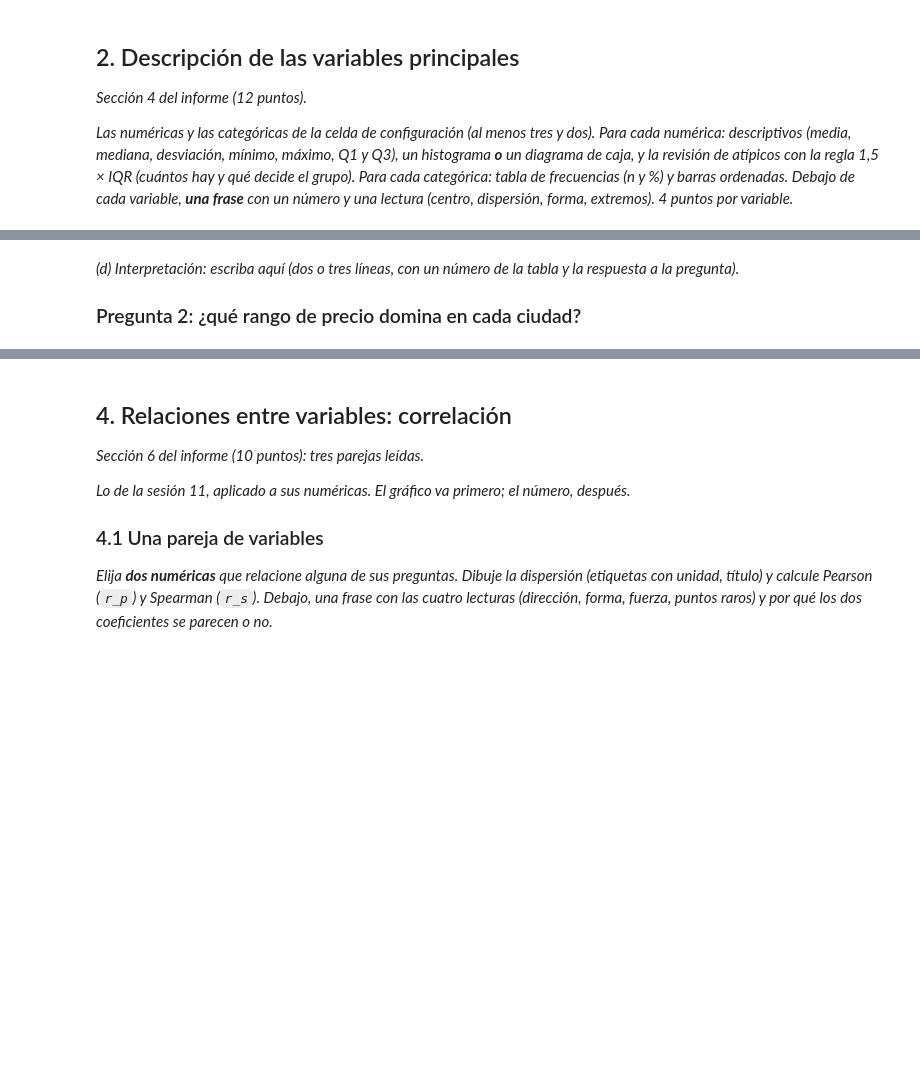
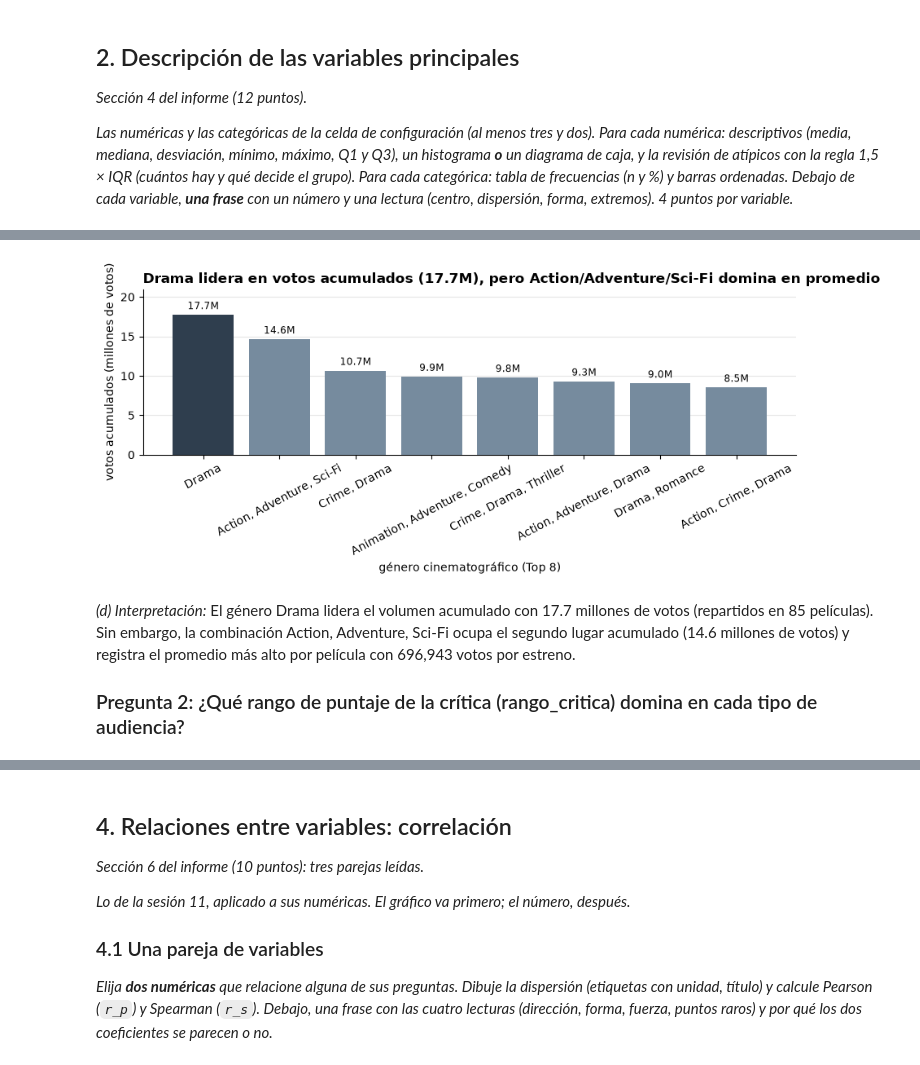
Before and after one commit to 0Kazu/Proyecto-de-FCDIA, a Jupyter notebook: Entrega 1/Entrega1_Plantilla_Notebook.ipynb, the cells around one changed output, grey strips where cells are left out. Drawn from its saved outputs; the diff is of its cells as text; code cells hidden in the pictures; blank space fills up the shorter version.

```diff
--- a/Entrega 1/Entrega1_Plantilla_Notebook.ipynb
+++ b/Entrega 1/Entrega1_Plantilla_Notebook.ipynb
@@ -195,7 +316,11 @@ plt.show()
 # %%
-# (b) tabla: una clave, varias agregaciones con nombre
-p1 = (datos.groupby("categoria")
-           .agg(ingreso=("ingreso", "sum"), ticket=("ingreso", "mean"), ventas=("ingreso", "size"))
-           .round(1)
-           .sort_values("ingreso", ascending=False))
+# Pregunta 1: ¿Cuáles son los géneros cinematográficos con mayor volumen de votos acumulados y cuál tiene el promedio más alto?
+p1 = (
+    datos.groupby("Genre")
+    .agg(votos_totales=("No_of_Votes", "sum"), promedio_votos=("No_of_Votes", "mean"), peliculas=("No_of_Votes", "size"))
+    .round(1)
+    .sort_values("votos_totales", ascending=False)
+    .head(8)
+)
+
 p1
@@ -202,18 +338,22 @@ p1
 # %%
 # (c) gráfico
-fig, ax = plt.subplots(figsize=(7, 3.6))
-ax.bar(p1.index, p1["ingreso"], color="#768B9E")
-ax.set_title("Electrónica y Hogar generan el 87 % del ingreso", loc="left")   # ← el título dice la conclusión
-ax.set_xlabel("categoría")
-ax.set_ylabel("ingreso (dólares)")
-for i, valor in enumerate(p1["ingreso"]):
-    ax.text(i, valor, f"{valor:,.0f}", ha="center", va="bottom", fontsize=9)
+fig, ax = plt.subplots(figsize=(9, 4.0))
+colores_p1 = [DESTACADO if idx == "Drama" else BASE for idx in p1.index]
+bars = ax.bar(p1.index, p1["votos_totales"] / 1e6, color=colores_p1)
+ax.set_ylim(0, (p1["votos_totales"] / 1e6).max() * 1.18)
+ax.bar_label(bars, fmt="%.1fM", padding=3, fontsize=8.5)
+ax.set_title("Drama lidera en votos acumulados (17.7M), pero Action/Adventure/Sci-Fi domina en promedio", loc="left", fontweight="bold")
+ax.set_xlabel("género cinematográfico (Top 8)")
+ax.set_ylabel("votos acumulados (millones de votos)")
+ax.tick_params(axis="x", rotation=28)
 estilo(ax)
-fig.savefig("figuras/fig05_p1.png", dpi=150, bbox_inches="tight")
+fig.tight_layout()
+fig.savefig("figuras/fig03_p1_generos.png", dpi=150, bbox_inches="tight")
 plt.show()
+# %% [output]
+[figure, added]
 # %% [markdown]
-*(d) Interpretación:* _escriba aquí (dos o tres líneas, con un número de la tabla y la respuesta a la pregunta)._
-
-### Pregunta 2: ¿qué rango de precio domina en cada ciudad?
+*(d) Interpretación:* El género Drama lidera el volumen acumulado con 17.7 millones de votos (repartidos en 85 películas). Sin embargo, la combinación Action, Adventure, Sci-Fi ocupa el segundo lugar acumulado (14.6 millones de votos) y registra el promedio más alto por película con 696,943 votos por estreno.
+### Pregunta 2: ¿Qué rango de puntaje de la crítica (rango_critica) domina en cada tipo de audiencia?
 # %%
 # (b) tabla: dos categóricas -> crosstab normalizado por fila (cada fila suma 1)
```
Also changed, not shown: parts of 45 cells of this notebook, 12 other files.
